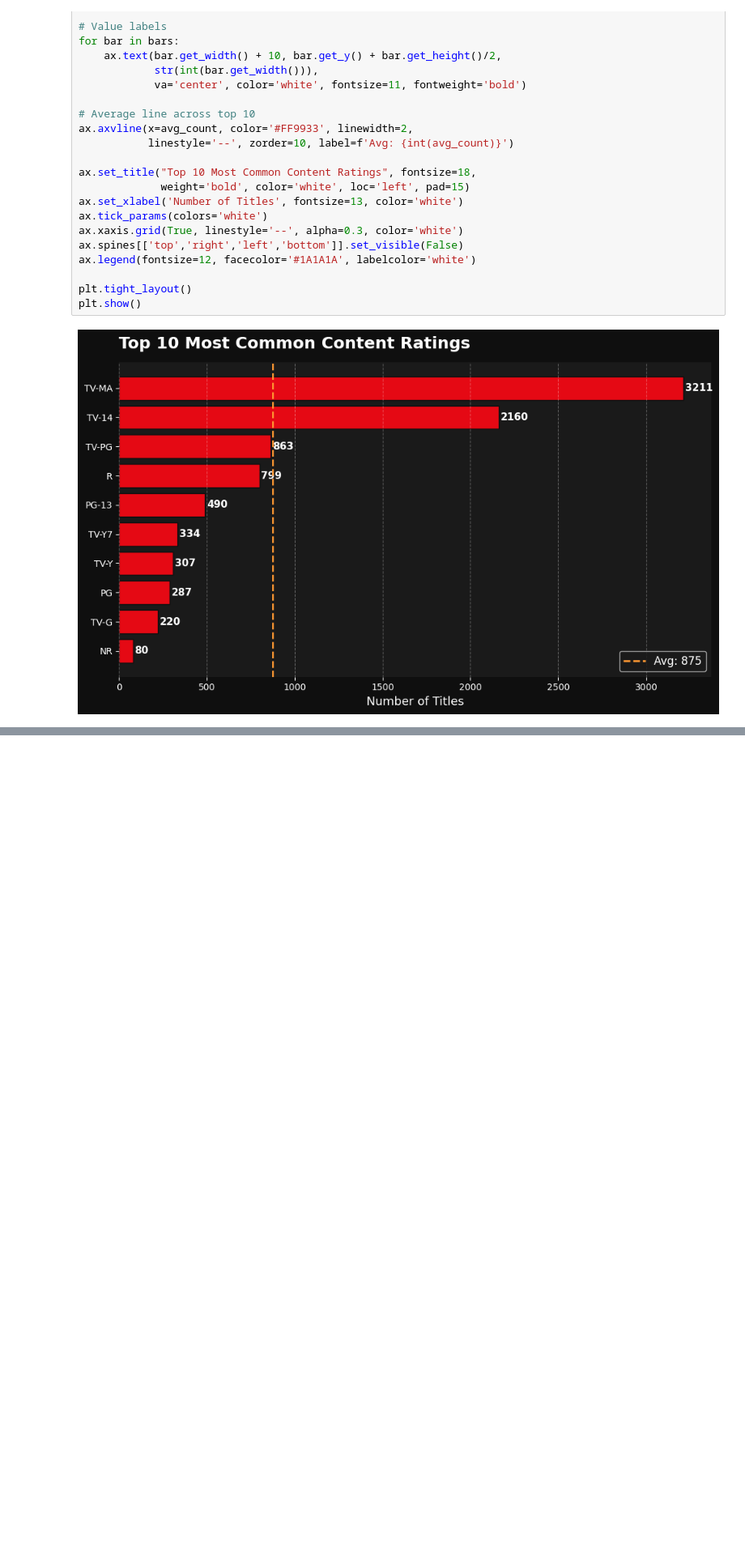
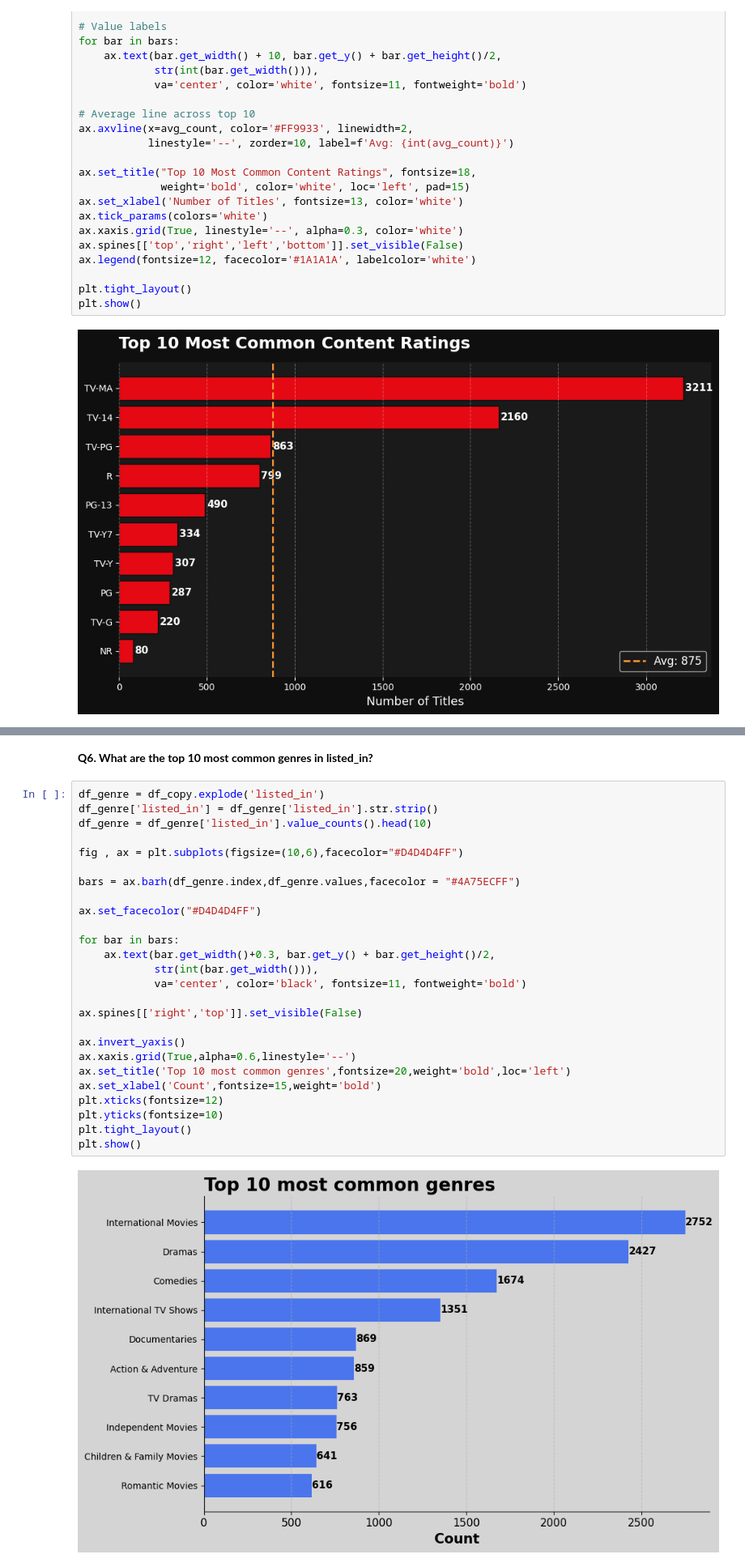
Before and after one commit to Abhaypanchal5/Data-Analytics-Portfolio, a Jupyter notebook: 04_End-To-End-Project/Netflix Analysis/NoteBook/notebook.ipynb, the cells around one changed output, grey strips where cells are left out. Shown at 81% size. Drawn from its saved outputs; the diff is of its cells as text; blank space fills up the shorter version.

```diff
--- a/04_End-To-End-Project/Netflix Analysis/NoteBook/notebook.ipynb
+++ b/04_End-To-End-Project/Netflix Analysis/NoteBook/notebook.ipynb
@@ -396,0 +457,30 @@ plt.show()
+# %% [markdown]
+**Q6. What are the top 10 most common genres in listed_in?**
+# %%
+df_genre = df_copy.explode('listed_in')
+df_genre['listed_in'] = df_genre['listed_in'].str.strip()
+df_genre = df_genre['listed_in'].value_counts().head(10)
+
+fig , ax = plt.subplots(figsize=(10,6),facecolor="#D4D4D4FF")
+
+bars = ax.barh(df_genre.index,df_genre.values,facecolor = "#4A75ECFF")
+
+ax.set_facecolor("#D4D4D4FF")
+
+for bar in bars:
+    ax.text(bar.get_width()+0.3, bar.get_y() + bar.get_height()/2,
+            str(int(bar.get_width())),
+            va='center', color='black', fontsize=11, fontweight='bold')
+
+ax.spines[['right','top']].set_visible(False)
+
+ax.invert_yaxis()
+ax.xaxis.grid(True,alpha=0.6,linestyle='--')
+ax.set_title('Top 10 most common genres',fontsize=20,weight='bold',loc='left')
+ax.set_xlabel('Count',fontsize=15,weight='bold')
+plt.xticks(fontsize=12)
+plt.yticks(fontsize=10)
+plt.tight_layout()
+plt.show()
+# %% [output]
+[figure, added]
```
Also changed, not shown: parts of 4 cells of this notebook.
